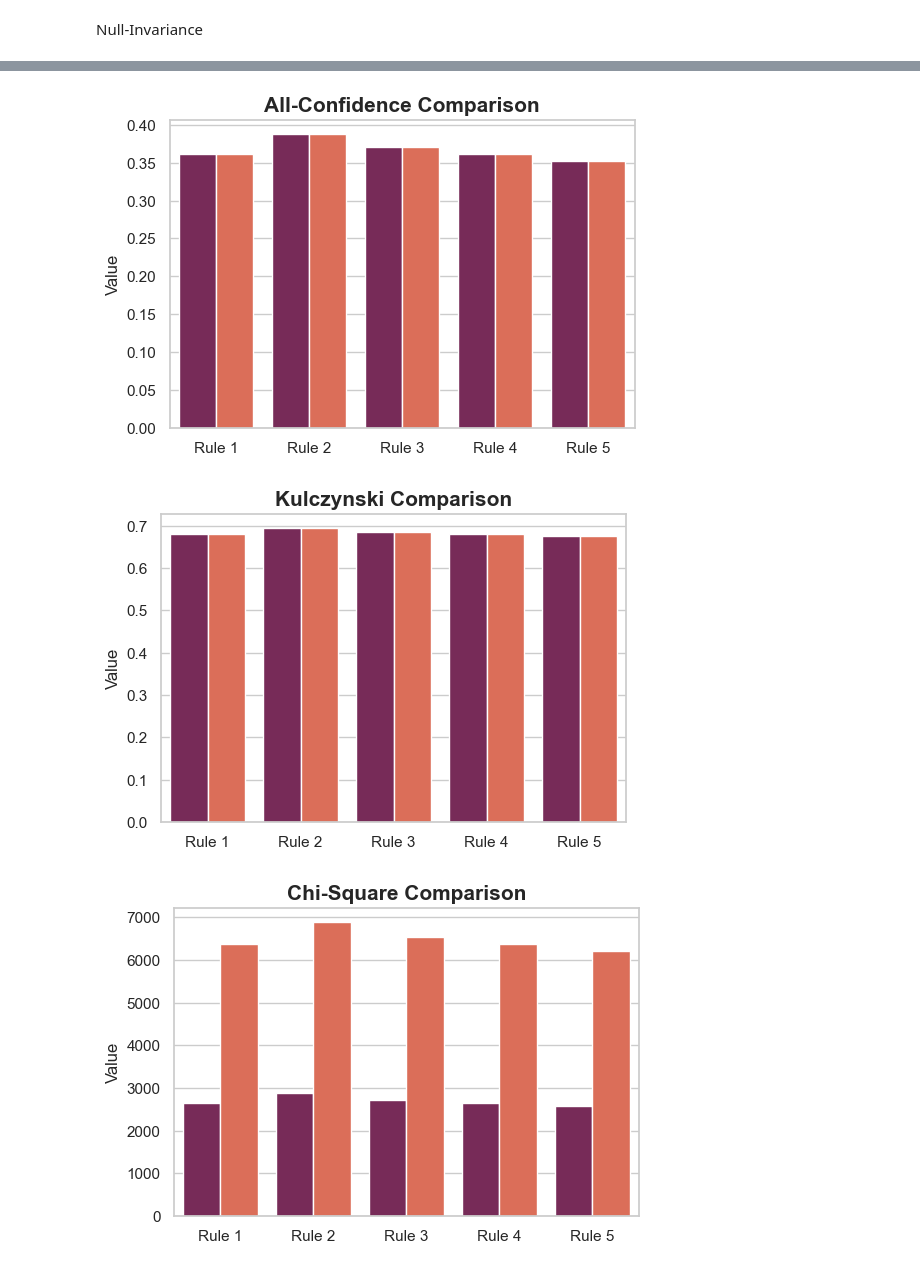
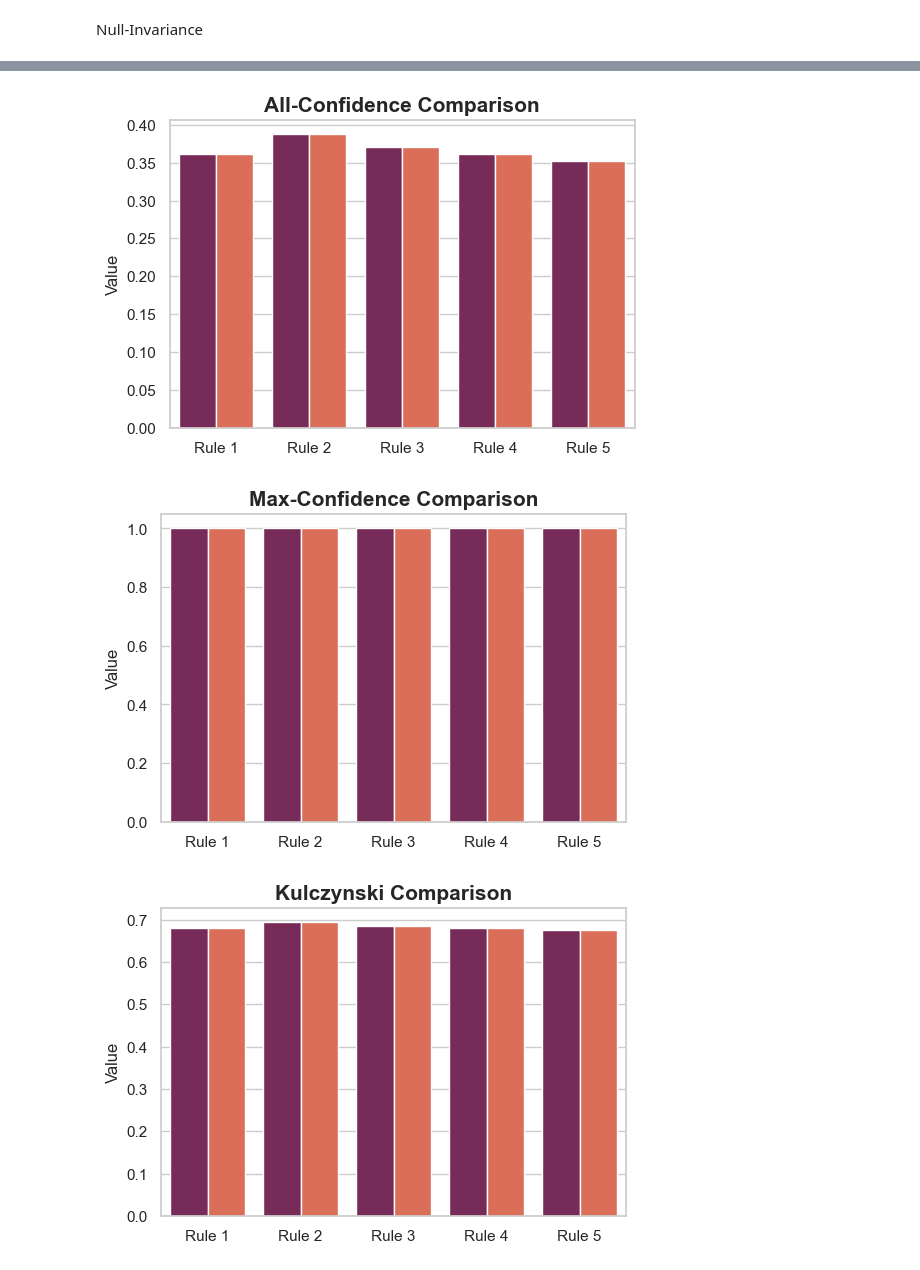
Before and after one commit to aylinShn0/Correlation-and-Rule-Evaluation-for-Phishing-Discovery, a Jupyter notebook: phishing_correlation_analysis.ipynb, the cells around one changed output, grey strips where cells are left out. Cells and saved outputs as stored; diff of their text form; code cells hidden in the pictures.

```diff
--- a/phishing_correlation_analysis.ipynb
+++ b/phishing_correlation_analysis.ipynb
@@ -296,37 +296,37 @@ for i, (idx, rule) in enumerate(top_5_rules.iterrows()):
         all_results_for_plot.append({'Rule': rule_id_label, 'Metric': m, 'Value': new_v, 'Dataset': 'Null+'})
 
 df_plot = pd.DataFrame(all_results_for_plot)
-metrics_list = ['Lift', 'Cosine', 'All-Confidence', 'Kulczynski', 'Chi-Square']
+metrics_list = ['Lift', 'Cosine', 'All-Confidence','Max-Confidence' ,'Kulczynski', 'Chi-Square']
 
 for i, m in enumerate(metrics_list):
     plt.figure(figsize=(6, 4))
     sns.set_theme(style="whitegrid")
     sns.barplot(data=df_plot[df_plot['Metric'] == m], x='Rule', y='Value', hue='Dataset', palette='rocket')
     plt.title(f'{m} Comparison', fontweight='bold', fontsize=15)
     plt.ylabel('Value')
     plt.xlabel('')
     if i != 0: plt.legend([],[], frameon=False)
     plt.show()
 # %% [output]
 --- Rule 1 ---
 Content: (URL_of_Anchor_greater_than_%67_Anchor, Redirect_Redirect_between_2-4, SSLfinal_State_No_HTTPS) --> Phishing
                 Original (N=11k)  Null+ (N=21k)  Difference (%)
 Metric
 Lift                      2.2570         4.2987         90.4568
 Cosine                    0.6015         0.6015          0.0000
 All-Confidence            0.3618         0.3618          0.0000
 Max-Confidence            1.0000         1.0000          0.0000
 Kulczynski                0.6809         0.6809          0.0000
 Chi-Square             2652.6777      6382.4336        140.6034
 
 ==================================================
 ... (48 lines left out)
 Kulczynski                0.6761         0.6761          0.0000
 Chi-Square             2569.3104      6198.0409        141.2336
 
 ==================================================
 [figure]
 [figure]
 [figure]
-[figure, old version]
+[figure, new version]
-[figure, old version]
+[figure, new version]
```
Also changed, not shown: parts of 1 cell of this notebook.
